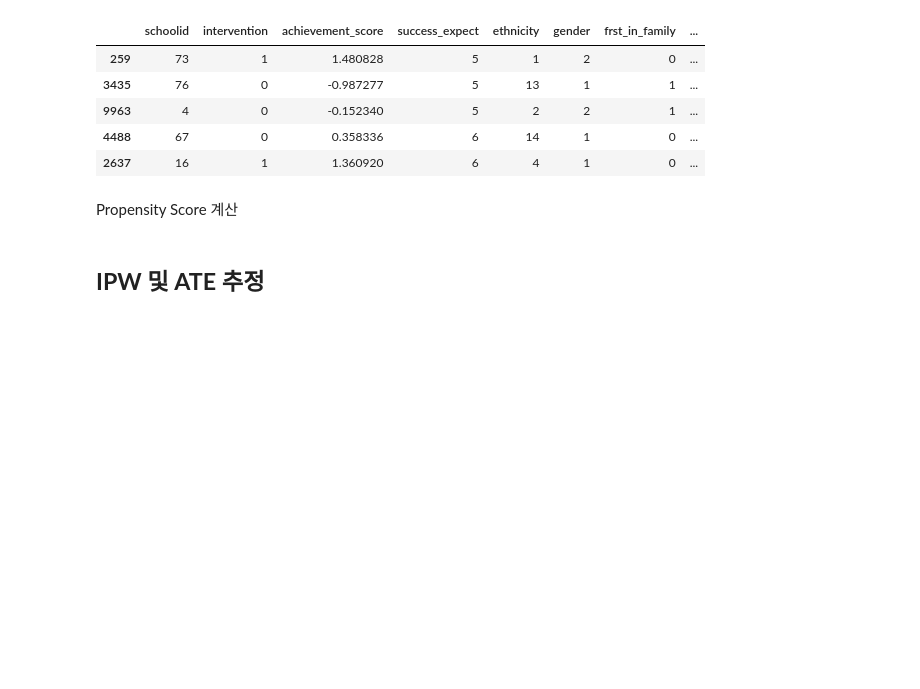
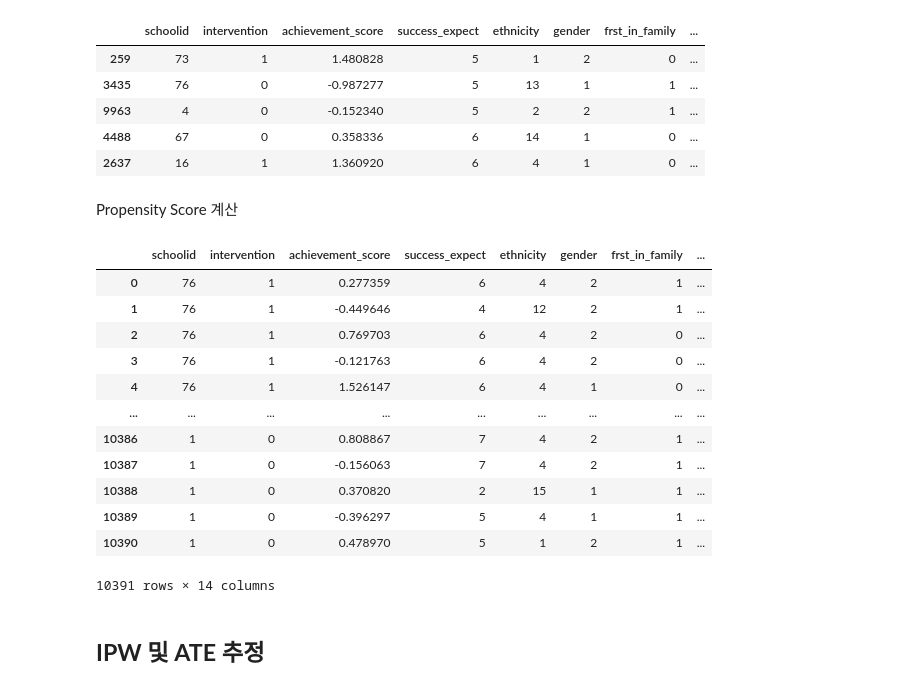
Before and after one commit to Funbucket/awesome-causal-inference-python, a Jupyter notebook: book/ate/propensity_score_and_dml.ipynb, the cells around one changed output. Saved outputs shown, nothing was run; the diff lists cells and outputs as text; code cells hidden in the pictures; blank space fills up the shorter version.

```diff
--- a/book/ate/propensity_score_and_dml.ipynb
+++ b/book/ate/propensity_score_and_dml.ipynb
@@ -45,6 +45,22 @@ X = data_with_categ.columns.drop(['schoolid', T, Y])
 ps_model = LogisticRegression(C=1e6).fit(data_with_categ[X], data_with_categ[T])
 
 data_ps = data.assign(propensity_score=ps_model.predict_proba(data_with_categ[X])[:, 1])
+# %%
+data_ps
+# %% [output]
+|  | schoolid | intervention | achievement_score | success_expect | ethnicity | gender | frst_in_family | ... |
+| 0 | 76 | 1 | 0.277359 | 6 | 4 | 2 | 1 | ... |
+| 1 | 76 | 1 | -0.449646 | 4 | 12 | 2 | 1 | ... |
+| 2 | 76 | 1 | 0.769703 | 6 | 4 | 2 | 0 | ... |
+| 3 | 76 | 1 | -0.121763 | 6 | 4 | 2 | 0 | ... |
+| 4 | 76 | 1 | 1.526147 | 6 | 4 | 1 | 0 | ... |
+| ... | ... | ... | ... | ... | ... | ... | ... | ... |
+| 10386 | 1 | 0 | 0.808867 | 7 | 4 | 2 | 1 | ... |
+| 10387 | 1 | 0 | -0.156063 | 7 | 4 | 2 | 1 | ... |
+| 10388 | 1 | 0 | 0.370820 | 2 | 15 | 1 | 1 | ... |
+| 10389 | 1 | 0 | -0.396297 | 5 | 4 | 1 | 1 | ... |
+| 10390 | 1 | 0 | 0.478970 | 5 | 1 | 2 | 1 | ... |
+10391 rows × 14 columns
 # %% [markdown]
 ## **IPW 및 ATE 추정**
 # %%
```
Also changed, not shown: parts of 31 cells of this notebook.
